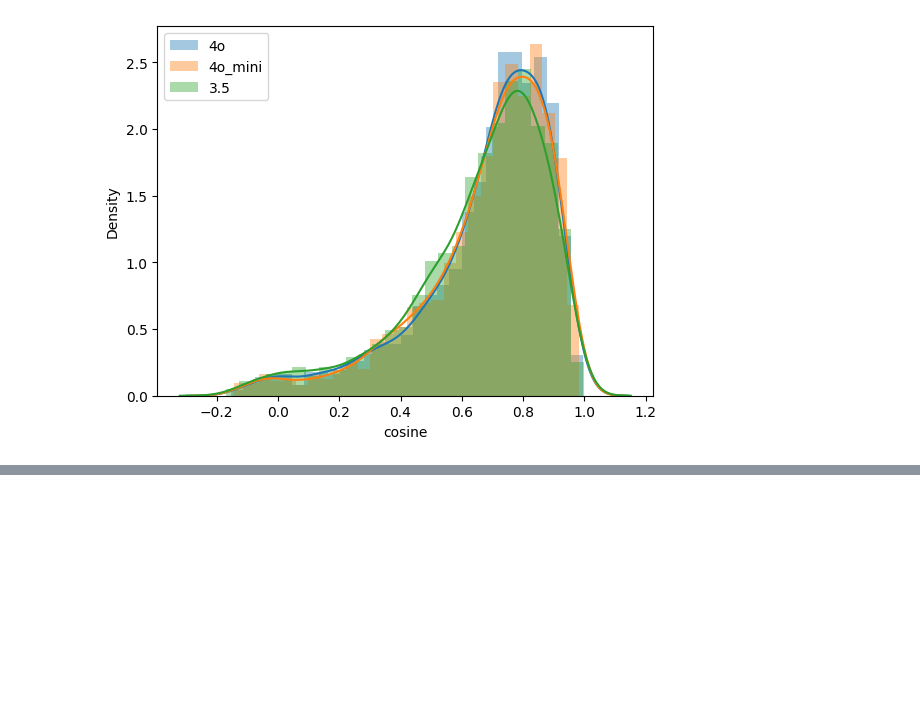
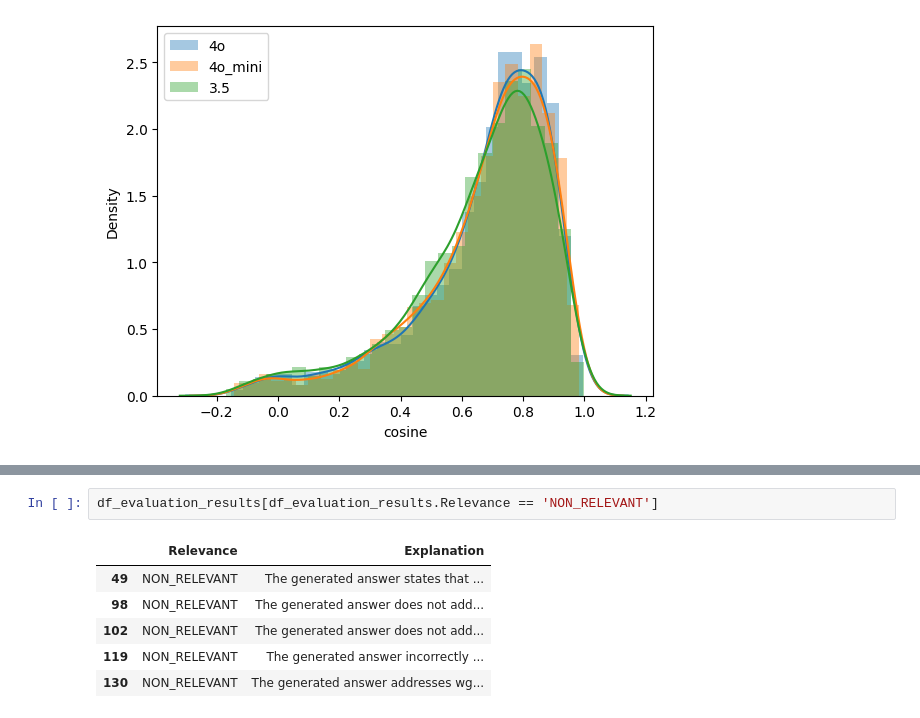
Before and after one commit to mtm-007/seaarch-engine-ws, a Jupyter notebook: notebooks/offline_rag_Evals.ipynb, the cells around one changed output, grey strips where cells are left out. Drawn from its saved outputs; the diff is of its cells as text; blank space fills up the shorter version.

```diff
--- a/notebooks/offline_rag_Evals.ipynb
+++ b/notebooks/offline_rag_Evals.ipynb
@@ -515,0 +662,9 @@ https://gist.github.com/mwaskom/de44147ed2974457ad6372750bbe5751
+# %%
+df_evaluation_results[df_evaluation_results.Relevance == 'NON_RELEVANT']
+# %% [output]
+|  | Relevance | Explanation |
+| 49 | NON_RELEVANT | The generated answer states that ... |
+| 98 | NON_RELEVANT | The generated answer does not add... |
+| 102 | NON_RELEVANT | The generated answer does not add... |
+| 119 | NON_RELEVANT | The generated answer incorrectly ... |
+| 130 | NON_RELEVANT | The generated answer addresses wg... |
```
Also changed, not shown: parts of 28 cells of this notebook.
